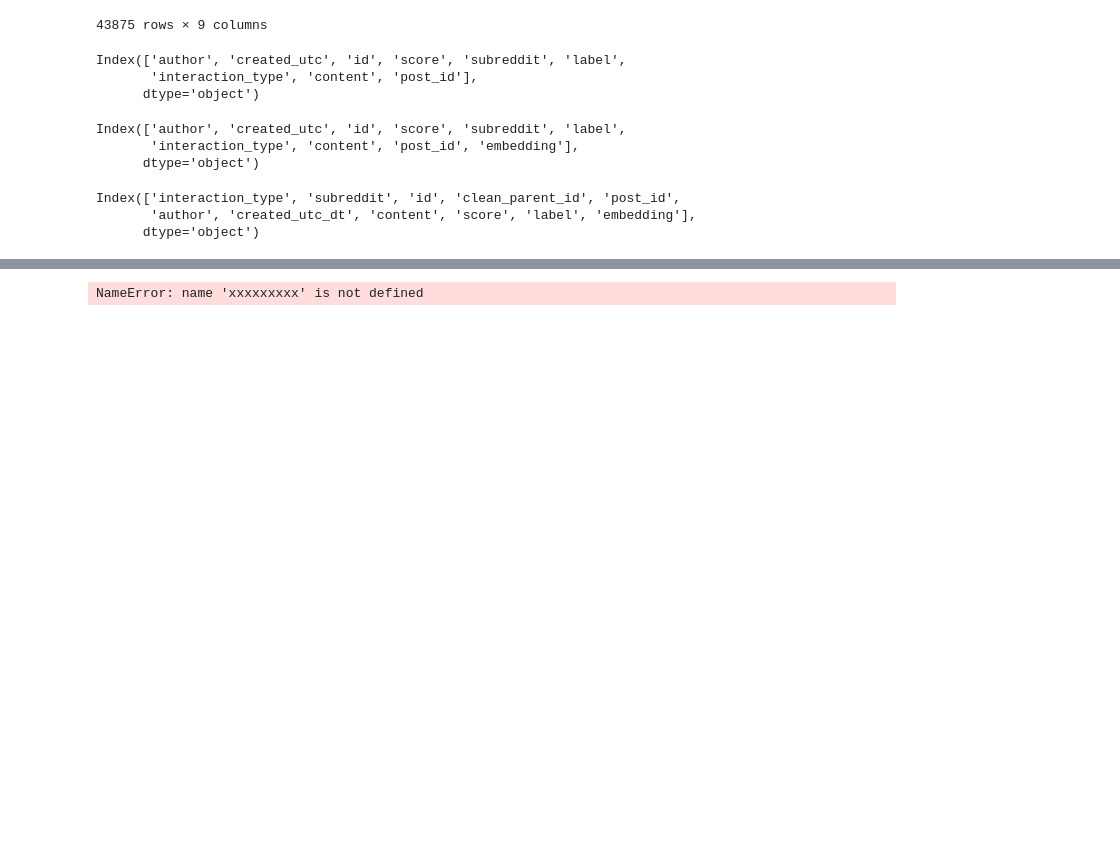
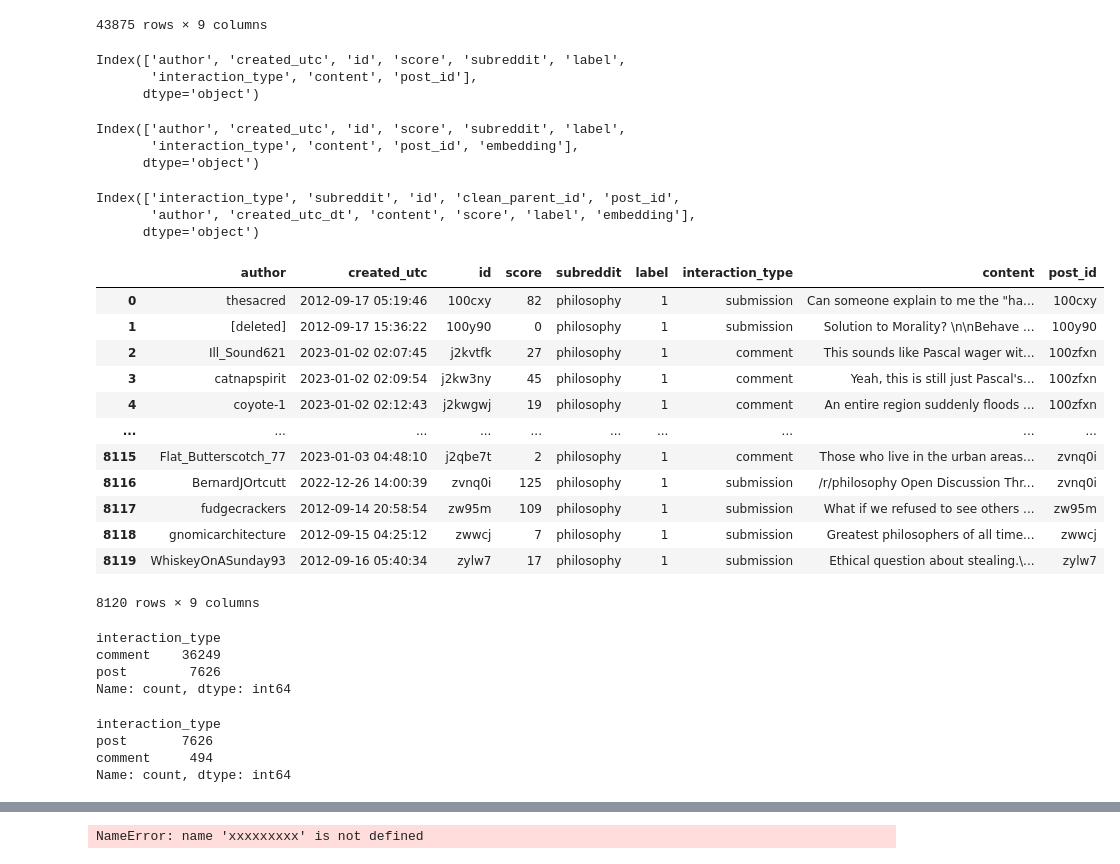
Before and after one commit to Yc1007942/cds_project, a Jupyter notebook: notebooks/cleaning.ipynb, the cells around one changed output, grey strips where cells are left out. Cells and saved outputs as stored; diff of their text form; code cells hidden in the pictures; blank space fills up the shorter version.

Commit message:
interaction_type updated

```diff
--- a/notebooks/cleaning.ipynb
+++ b/notebooks/cleaning.ipynb
@@ -407,3 +407,28 @@ reddit_post_comments_pkl[['author', 'created_utc', 'id', 'score', 'subreddit', '
        'interaction_type', 'content', 'post_id',]].to_csv(f"{DATA_DIR}/reddit_post_comments_subset.csv", index=False)
 # %%
 final_merge = pd.concat([reddit_post_comments_pkl, moltbook_post_comments_pkl], ignore_index=True)
+# %%
+mehmeh1 = pd.read_csv("../cleaned_data/reddit_post_comments.csv")
+mehmeh1
+# %% [output]
+|  | author | created_utc | id | score | subreddit | label | interaction_type | content | post_id |
+| 0 | thesacred | 2012-09-17 05:19:46 | 100cxy | 82 | philosophy | 1 | submission | Can someone explain to me the "ha... | 100cxy |
+| 1 | [deleted] | 2012-09-17 15:36:22 | 100y90 | 0 | philosophy | 1 | submission | Solution to Morality? \n\nBehave ... | 100y90 |
+| 2 | Ill_Sound621 | 2023-01-02 02:07:45 | j2kvtfk | 27 | philosophy | 1 | comment | This sounds like Pascal wager wit... | 100zfxn |
+| 3 | catnapspirit | 2023-01-02 02:09:54 | j2kw3ny | 45 | philosophy | 1 | comment | Yeah, this is still just Pascal's... | 100zfxn |
+| 4 | coyote-1 | 2023-01-02 02:12:43 | j2kwgwj | 19 | philosophy | 1 | comment | An entire region suddenly floods ... | 100zfxn |
+| ... | ... | ... | ... | ... | ... | ... | ... | ... | ... |
+| 8115 | Flat_Butterscotch_77 | 2023-01-03 04:48:10 | j2qbe7t | 2 | philosophy | 1 | comment | Those who live in the urban areas... | zvnq0i |
+| 8116 | BernardJOrtcutt | 2022-12-26 14:00:39 | zvnq0i | 125 | philosophy | 1 | submission | /r/philosophy Open Discussion Thr... | zvnq0i |
+| 8117 | fudgecrackers | 2012-09-14 20:58:54 | zw95m | 109 | philosophy | 1 | submission | What if we refused to see others ... | zw95m |
+| 8118 | gnomicarchitecture | 2012-09-15 04:25:12 | zwwcj | 7 | philosophy | 1 | submission | Greatest philosophers of all time... | zwwcj |
+| 8119 | WhiskeyOnASunday93 | 2012-09-16 05:40:34 | zylw7 | 17 | philosophy | 1 | submission | Ethical question about stealing.\... | zylw7 |
+8120 rows × 9 columns
+# %%
+mehmeh2 = pd.read_csv("../cleaned_data/moltbook_post_comments.csv")
+mehmeh2["interaction_type"].value_counts()
+# %% [output]
+interaction_type
+comment    36249
+post        7626
+Name: count, dtype: int64
@@ -409,0 +439,7 @@ final_merge = pd.concat([reddit_post_comments_pkl, moltbook_post_comments_pkl],
+# %%
+mehmeh1["interaction_type"].value_counts()
+# %% [output]
+interaction_type
+post       7626
+comment     494
+Name: count, dtype: int64
```
Also changed, not shown: parts of 3 cells of this notebook, 6 other files.
